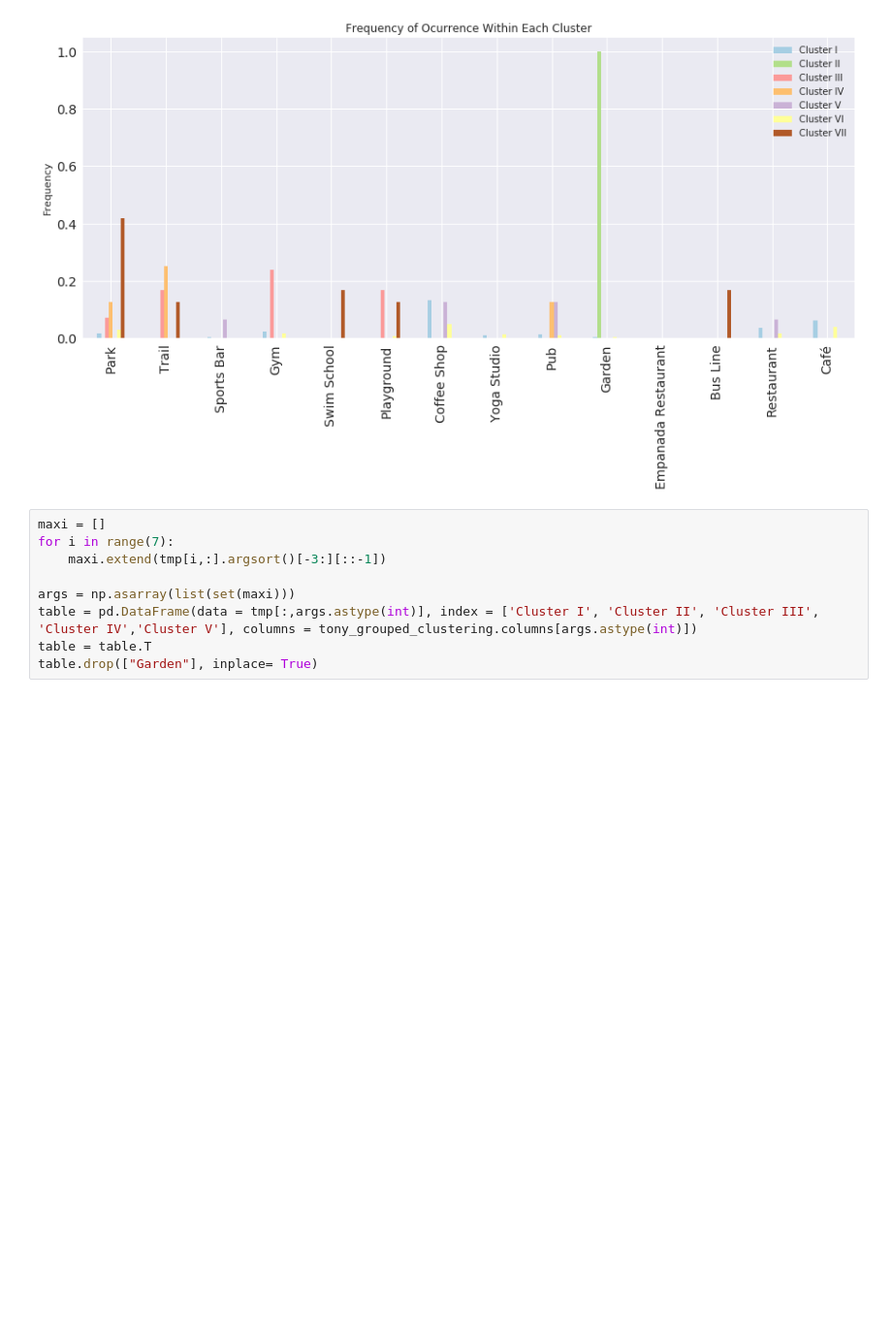
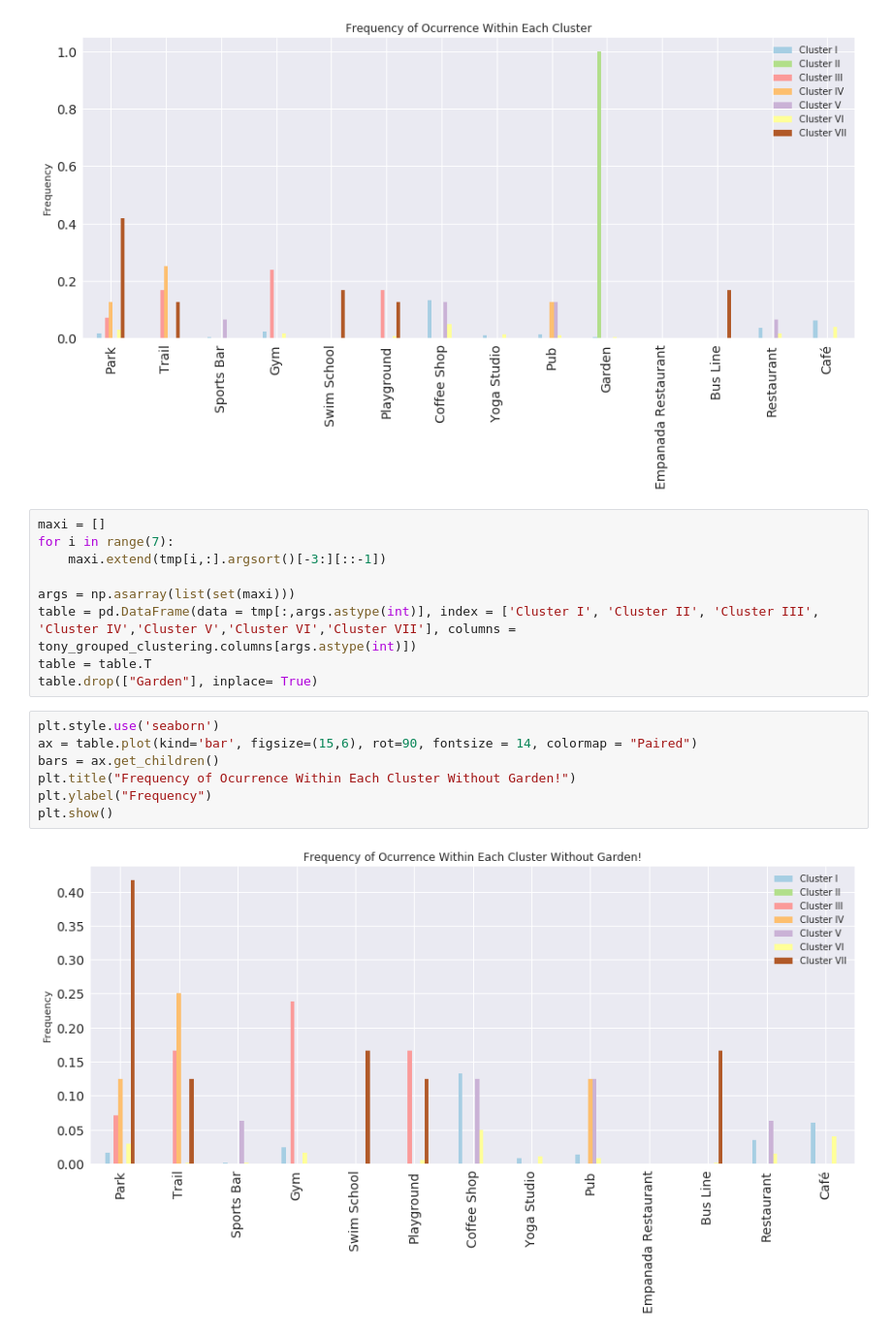
Before and after one commit to taka-hodo/Coursera_Capstone, a Jupyter notebook: Capstone Project.ipynb, the cells around one changed output. Shown at 97% size. Drawn from its saved outputs; the diff is of its cells as text; blank space fills up the shorter version.

```diff
--- a/Capstone Project.ipynb
+++ b/Capstone Project.ipynb
@@ -593,6 +593,15 @@ for i in range(7):
     maxi.extend(tmp[i,:].argsort()[-3:][::-1])
 
 args = np.asarray(list(set(maxi)))
-table = pd.DataFrame(data = tmp[:,args.astype(int)], index = ['Cluster I', 'Cluster II', 'Cluster III', 'Cluster IV','Cluster V'], columns = tony_grouped_clustering.columns[args.astype(int)])
+table = pd.DataFrame(data = tmp[:,args.astype(int)], index = ['Cluster I', 'Cluster II', 'Cluster III', 'Cluster IV','Cluster V','Cluster VI','Cluster VII'], columns = tony_grouped_clustering.columns[args.astype(int)])
 table = table.T
 table.drop(["Garden"], inplace= True)
+# %%
+plt.style.use('seaborn')
+ax = table.plot(kind='bar', figsize=(15,6), rot=90, fontsize = 14, colormap = "Paired")
+bars = ax.get_children()
+plt.title("Frequency of Ocurrence Within Each Cluster Without Garden!")
+plt.ylabel("Frequency")
+plt.show()
+# %% [output]
+[figure, added]
```
